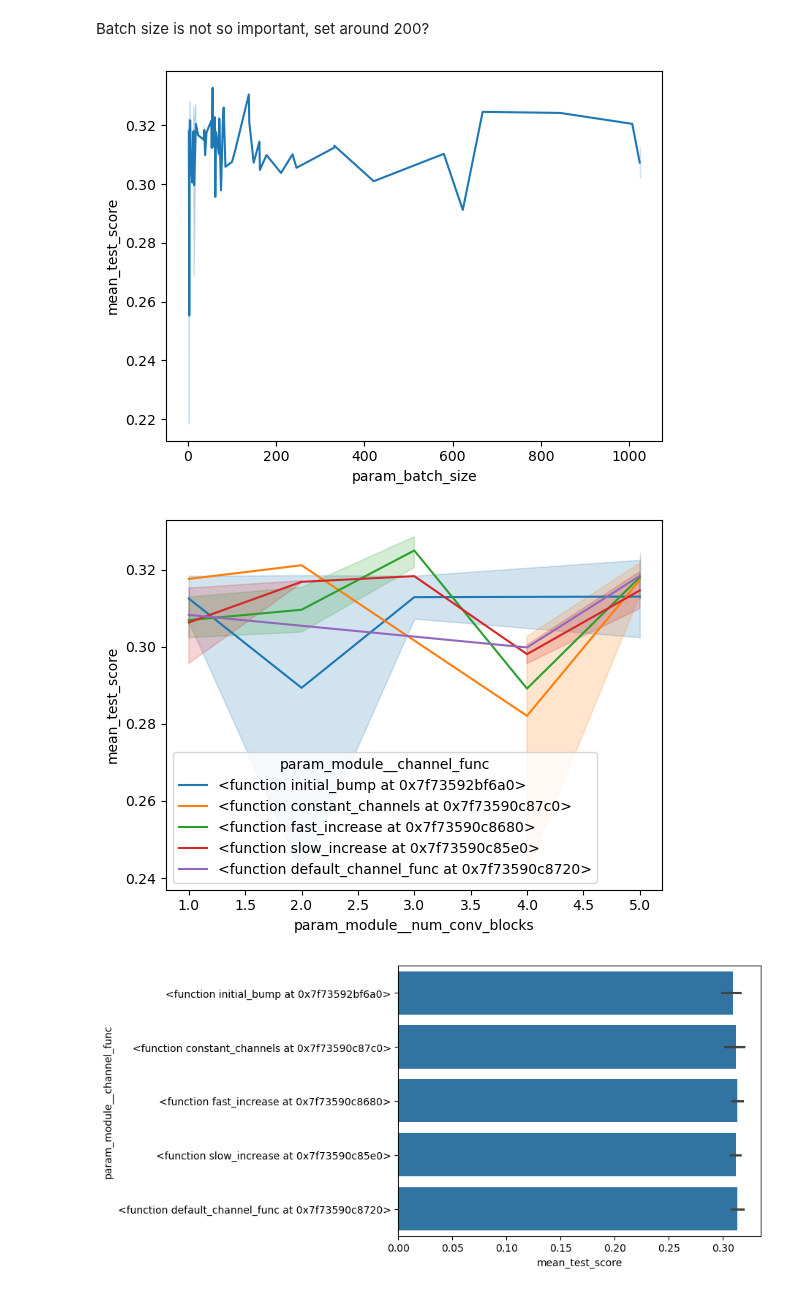
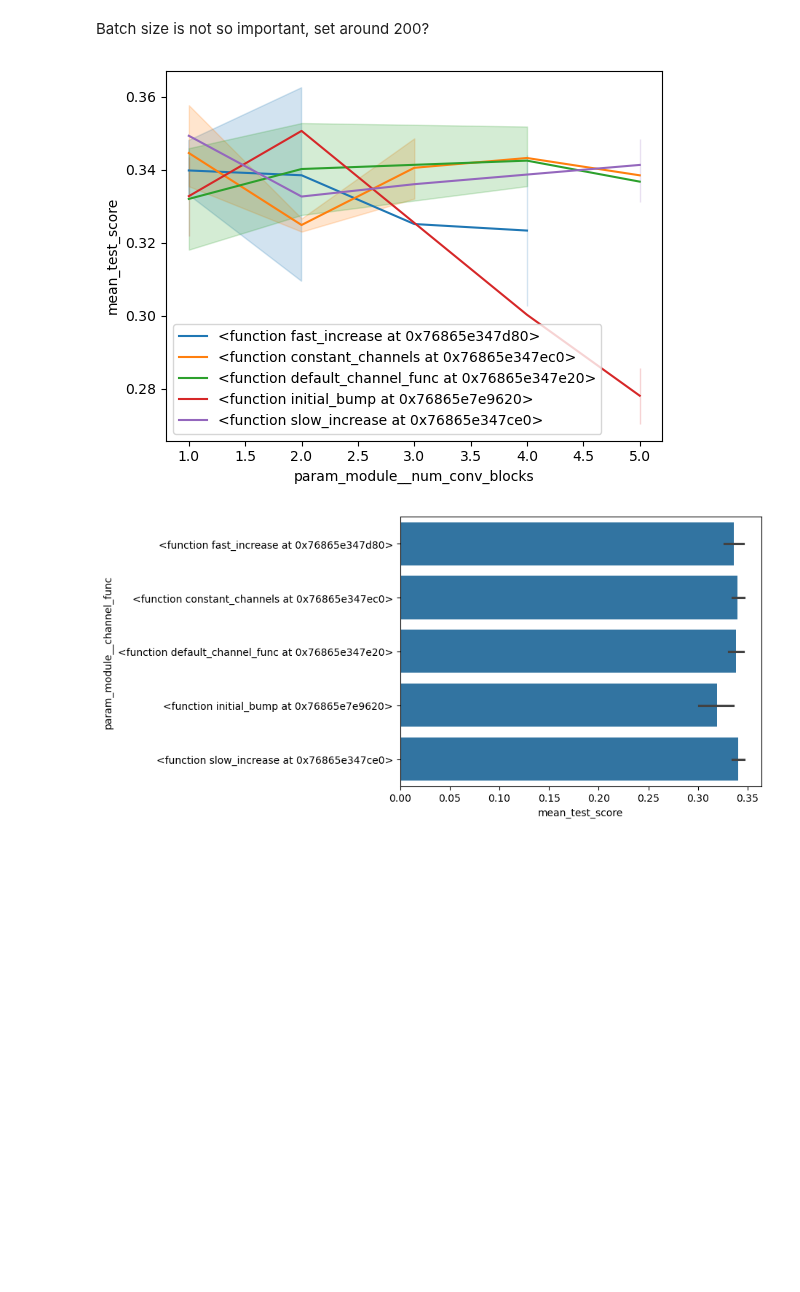
Before and after one commit to jonathan-legrand/cogpred, a Jupyter notebook: load_cv.ipynb, the cells around one changed output. Cells and saved outputs as stored; diff of their text form; code cells hidden in the pictures; blank space fills up the shorter version.

```diff
--- a/load_cv.ipynb
+++ b/load_cv.ipynb
@@ -3,6 +3,6 @@ import pandas as pd
 from pathlib import Path
 from matplotlib import pyplot as plt
 expdir = "/homes_unix/jlegrand/data/Memento/output/prediction"
-exppath = Path(expdir) / "k-3_feat-series_experimental-True_atlas-schaefer200_winsize-96_batchsize-crossval_niter-100_stamp-2024-07-09-10:02"
+exppath = Path(expdir) / "k-3_feat-series_experimental-True_atlas-schaefer200_winsize-48_batchsize-512_niter-50_stamp-2024-07-12-09:44"
 
 cv_results = pd.read_csv(Path(exppath) / "cv_results.csv", index_col=0)
@@ -30,15 +30,11 @@ cv_results.sort_values(by="std_test_score")
 Batch size is not so important, set around 200?
 # %%
 import seaborn as sns
-sns.lineplot(cv_results, x="param_batch_size", y="mean_test_score")
-plt.show()
 sns.lineplot(cv_results, x="param_module__num_conv_blocks", y="mean_test_score", hue="param_module__channel_func")
+plt.legend(loc="lower left")
 plt.show()
 sns.barplot(cv_results, y="param_module__channel_func", x="mean_test_score")
 plt.show()
-sns.lineplot(cv_results, x="param_batch_size", y="mean_fit_time")
-plt.show()
 # %% [output]
-[figure, old version]
+[figure, new version]
-[figure, old version]
+[figure, new version]
-[figure, removed]
```
Also changed, not shown: parts of 5 cells of this notebook.
